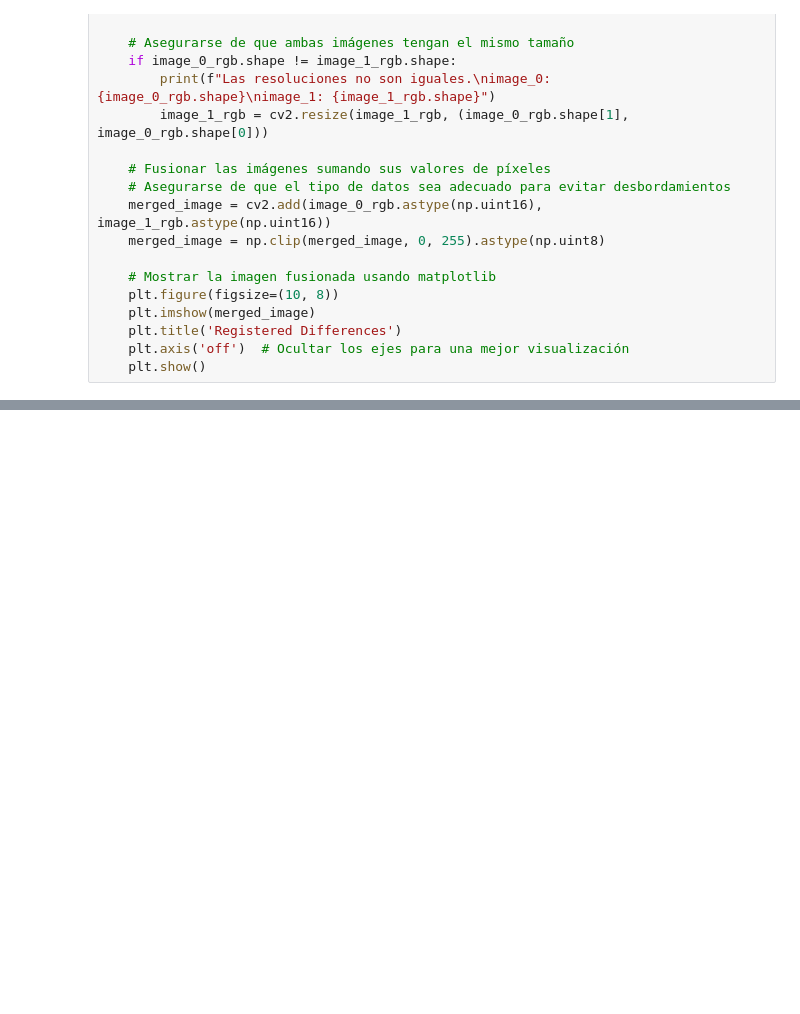
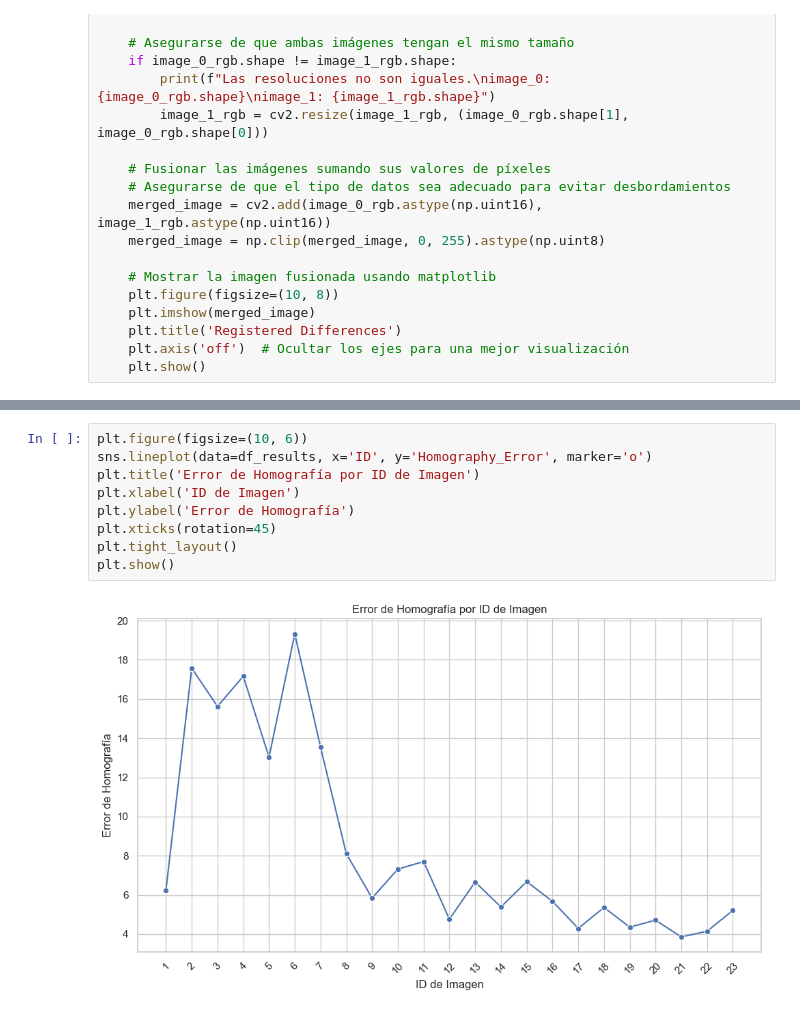
Before and after one commit to kevelmun/StereoThermal, a Jupyter notebook: analysis.ipynb, the cells around one changed output, grey strips where cells are left out. Drawn from its saved outputs; the diff is of its cells as text; blank space fills up the shorter version.

```diff
--- a/analysis.ipynb
+++ b/analysis.ipynb
@@ -89,0 +203,11 @@ show_differences(image_1, image_warped)
+# %%
+plt.figure(figsize=(10, 6))
+sns.lineplot(data=df_results, x='ID', y='Homography_Error', marker='o')
+plt.title('Error de Homografía por ID de Imagen')
+plt.xlabel('ID de Imagen')
+plt.ylabel('Error de Homografía')
+plt.xticks(rotation=45)
+plt.tight_layout()
+plt.show()
+# %% [output]
+[figure, added]
```
Also changed, not shown: parts of 22 cells of this notebook, 4 other files.
